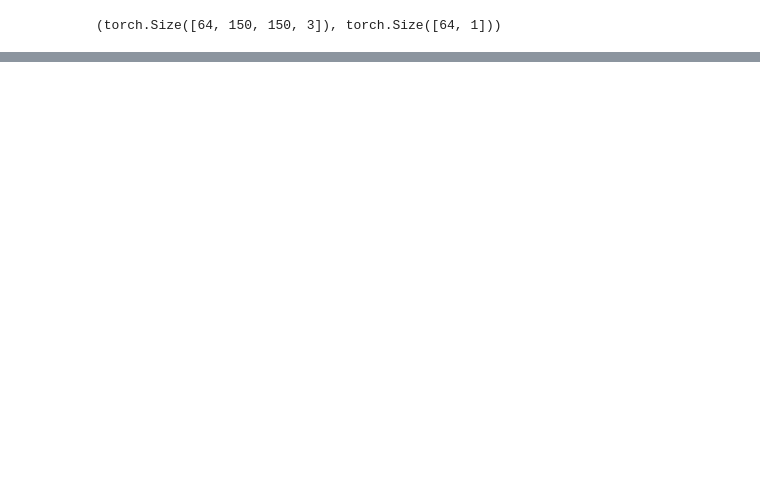
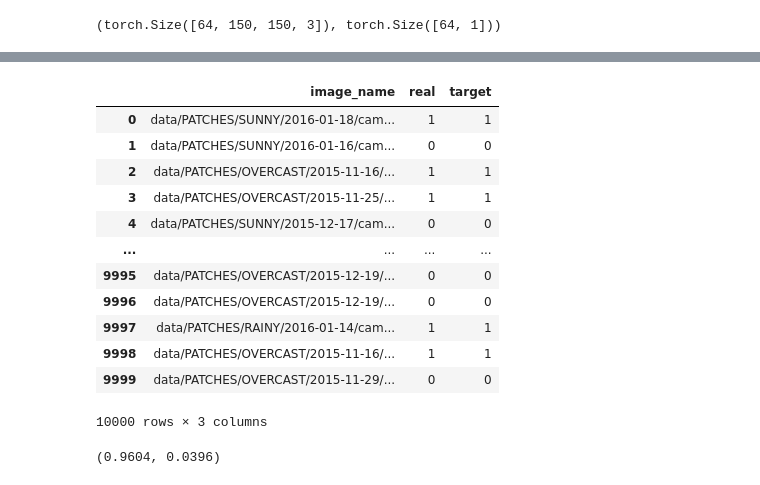
Before and after one commit to lesanpi/parking-ai, a Jupyter notebook: model_base.ipynb, the cells around one changed output, grey strips where cells are left out. Saved outputs shown, nothing was run; the diff lists cells and outputs as text; code cells hidden in the pictures; blank space fills up the shorter version.

```diff
--- a/model_base.ipynb
+++ b/model_base.ipynb
@@ -260,0 +197,4 @@ Epoch 20/20 loss 0.11702
+# %%
+test = pd.read_csv(f'{PATH}/test.csv')
+
+test.head()
@@ -260,0 +208,6 @@ Epoch 20/20 loss 0.11702
+# %%
+test_dataset = Dataset(test['0'],test['1'], train=False)
+test_dataloader = torch.utils.data.DataLoader(test_dataset, batch_size=200)
+# %%
+imgs = next(iter(test_dataloader))
+imgs.shape
@@ -260,0 +216,11 @@ Epoch 20/20 loss 0.11702
+# %%
+model = torch.load('model.pth')
+model.to(DEVICE)
+model.eval()
+preds = torch.tensor([]).to(DEVICE)
+with torch.no_grad():
+    for imgs in progress_bar(test_dataloader):
+        imgs = imgs.to(DEVICE)
+        outputs = model(imgs)
+        outputs = torch.sigmoid(outputs)
+        preds = torch.cat([preds, outputs.view(-1)])
@@ -260,0 +229,22 @@ Epoch 20/20 loss 0.11702
+# %%
+submission = pd.DataFrame({'image_name': test['0'].values, 'real': test['1'].values,'target': np.round(preds.cpu().numpy()).astype(int)})
+
+submission
+# %% [output]
+|  | image_name | real | target |
+| 0 | data/PATCHES/SUNNY/2016-01-18/cam... | 1 | 1 |
+| 1 | data/PATCHES/SUNNY/2016-01-16/cam... | 0 | 0 |
+| 2 | data/PATCHES/OVERCAST/2015-11-16/... | 1 | 1 |
+| 3 | data/PATCHES/OVERCAST/2015-11-25/... | 1 | 1 |
+| 4 | data/PATCHES/SUNNY/2015-12-17/cam... | 0 | 0 |
+| ... | ... | ... | ... |
+| 9995 | data/PATCHES/OVERCAST/2015-12-19/... | 0 | 0 |
+| 9996 | data/PATCHES/OVERCAST/2015-12-19/... | 0 | 0 |
+| 9997 | data/PATCHES/RAINY/2016-01-14/cam... | 1 | 1 |
+| 9998 | data/PATCHES/OVERCAST/2015-11-16/... | 1 | 1 |
+| 9999 | data/PATCHES/OVERCAST/2015-11-29/... | 0 | 0 |
+10000 rows × 3 columns
+# %%
+len(submission[submission['real'] == submission['target']]) / len(submission), len(submission[submission['real'] != submission['target']]) / len(submission)
+# %% [output]
+(0.9604, 0.0396)
```
Also changed, not shown: parts of 19 cells of this notebook, 2 other files.
